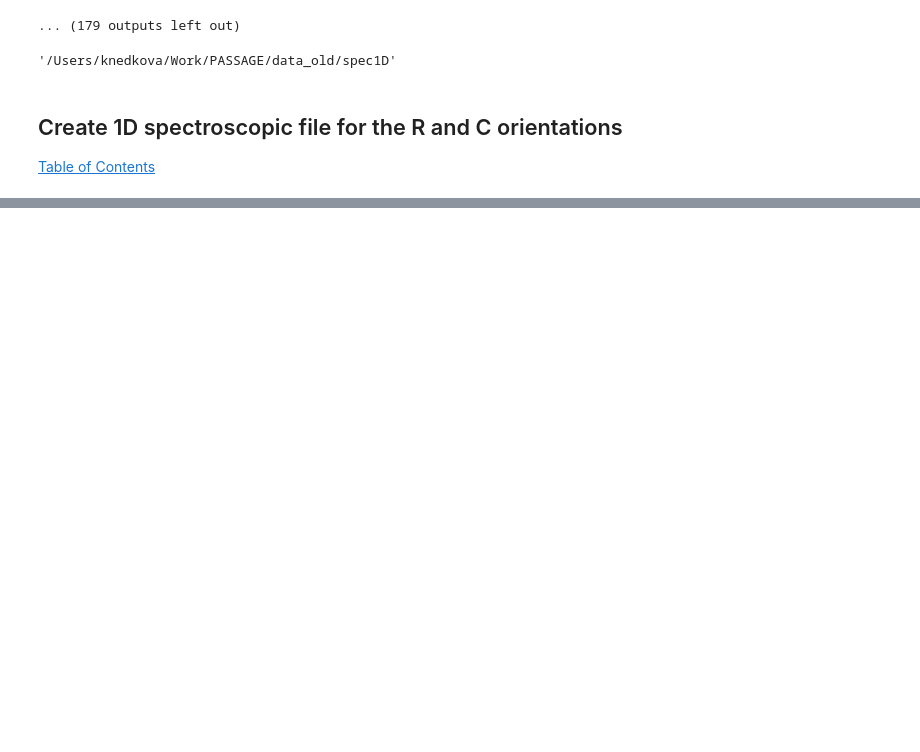
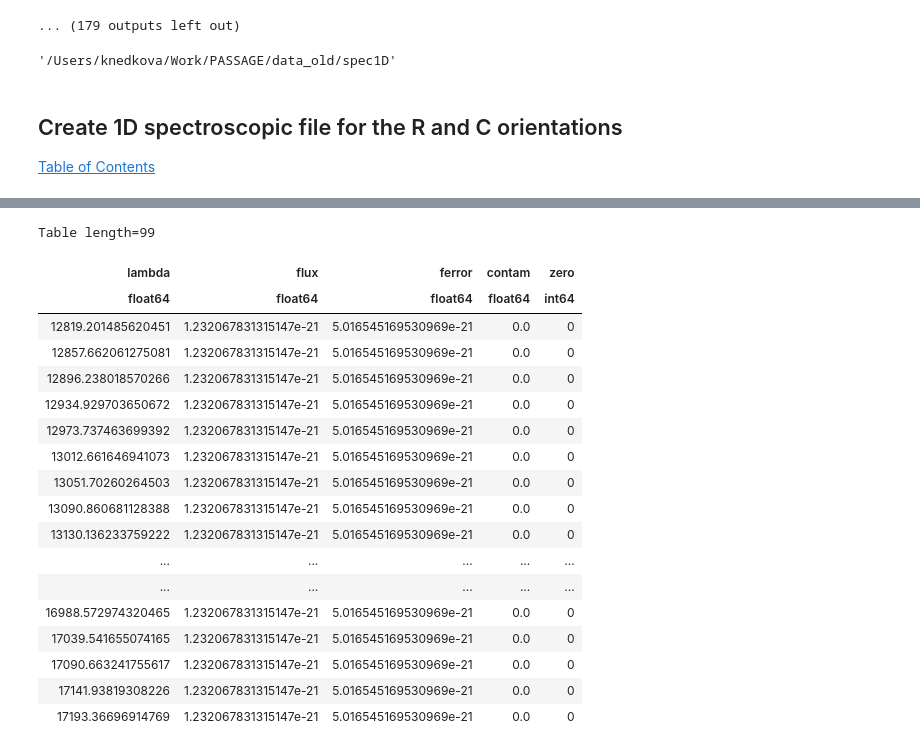
Before and after one commit to vihangmehta/line-finding, a Jupyter notebook: wisp_analysis/passage_convert_data.ipynb, the cells around one changed output, grey strips where cells are left out. Cells and saved outputs as stored; diff of their text form; code cells hidden in the pictures; blank space fills up the shorter version.

```diff
--- a/wisp_analysis/passage_convert_data.ipynb
+++ b/wisp_analysis/passage_convert_data.ipynb
@@ -449,0 +578,22 @@ AttributeError: 'function' object has no attribute 'keys'
+# %%
+tab_blue_R
+# %% [output]
+Table length=99
+| lambda | flux | ferror | contam | zero |
+| float64 | float64 | float64 | float64 | int64 |
+| 12819.201485620451 | 1.232067831315147e-21 | 5.016545169530969e-21 | 0.0 | 0 |
+| 12857.662061275081 | 1.232067831315147e-21 | 5.016545169530969e-21 | 0.0 | 0 |
+| 12896.238018570266 | 1.232067831315147e-21 | 5.016545169530969e-21 | 0.0 | 0 |
+| 12934.929703650672 | 1.232067831315147e-21 | 5.016545169530969e-21 | 0.0 | 0 |
+| 12973.737463699392 | 1.232067831315147e-21 | 5.016545169530969e-21 | 0.0 | 0 |
+| 13012.661646941073 | 1.232067831315147e-21 | 5.016545169530969e-21 | 0.0 | 0 |
+| 13051.70260264503 | 1.232067831315147e-21 | 5.016545169530969e-21 | 0.0 | 0 |
+| 13090.860681128388 | 1.232067831315147e-21 | 5.016545169530969e-21 | 0.0 | 0 |
+| 13130.136233759222 | 1.232067831315147e-21 | 5.016545169530969e-21 | 0.0 | 0 |
+| ... | ... | ... | ... | ... |
+| ... | ... | ... | ... | ... |
+| 16988.572974320465 | 1.232067831315147e-21 | 5.016545169530969e-21 | 0.0 | 0 |
+| 17039.541655074165 | 1.232067831315147e-21 | 5.016545169530969e-21 | 0.0 | 0 |
+| 17090.663241755617 | 1.232067831315147e-21 | 5.016545169530969e-21 | 0.0 | 0 |
+| 17141.93819308226 | 1.232067831315147e-21 | 5.016545169530969e-21 | 0.0 | 0 |
+| 17193.36696914769 | 1.232067831315147e-21 | 5.016545169530969e-21 | 0.0 | 0 |
```
Also changed, not shown: parts of 11 cells of this notebook.
